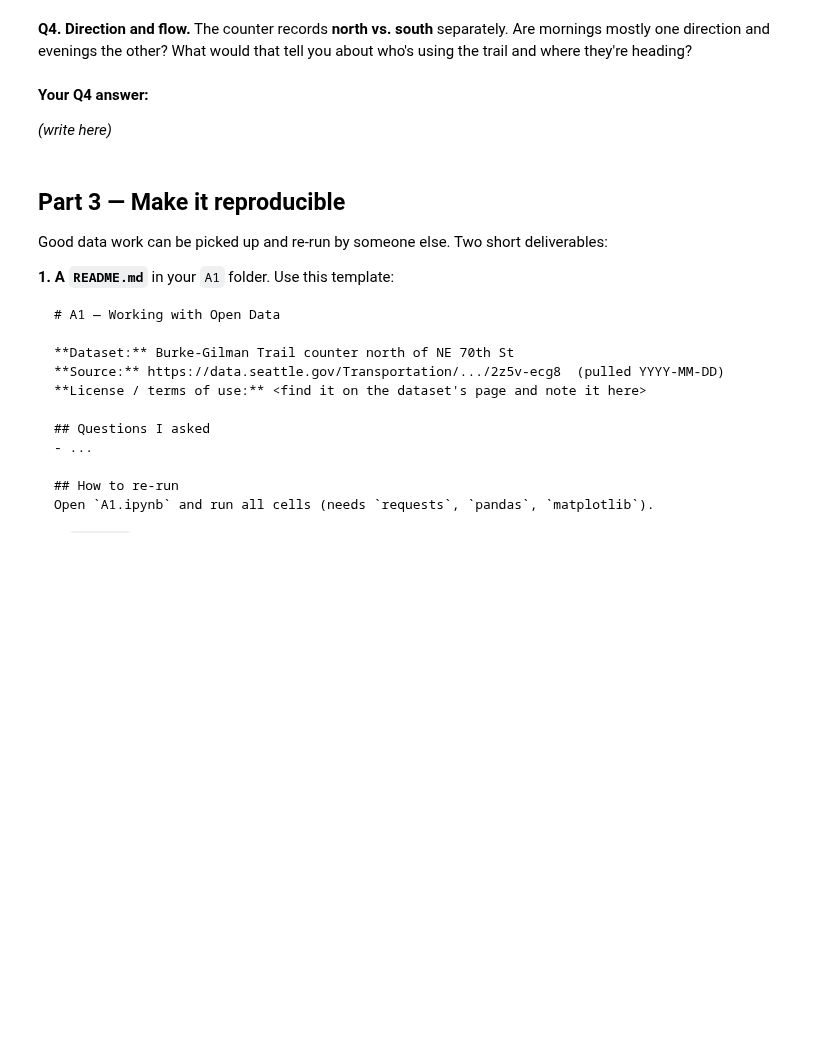
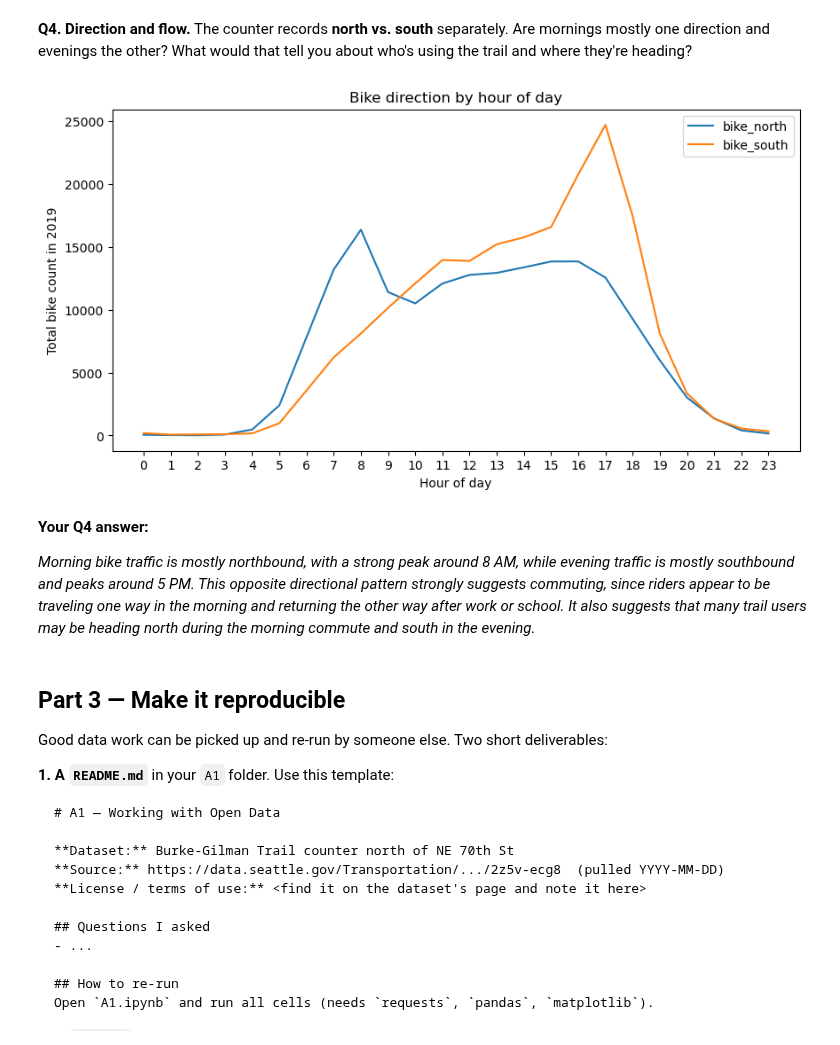
Before and after one commit to lainiehendricks/hcde-410, a Jupyter notebook: A1/A1.ipynb, the cells around one changed output. Cells and saved outputs as stored; diff of their text form; code cells hidden in the pictures; blank space fills up the shorter version.

```diff
--- a/A1/A1.ipynb
+++ b/A1/A1.ipynb
@@ -129,11 +219,20 @@ Is there evidence people use the Burke-Gilman to *commute*, not just for fun? Co
 **Q4. Direction and flow.**
 The counter records **north vs. south** separately. Are mornings mostly one direction and evenings the other? What would that tell you about who's using the trail and where they're heading?
 # %%
-# Your code for Q4
+q4_by_hour = df.groupby("hour")[["bike_north", "bike_south"]].sum()
+
+q4_by_hour.plot(figsize=(10, 5))
+plt.title("Bike direction by hour of day")
+plt.xlabel("Hour of day")
+plt.ylabel("Total bike count in 2019")
+plt.xticks(range(0, 24))
+plt.show()
+# %% [output]
+[figure, added]
 # %% [markdown]
 **Your Q4 answer:**
 
-*(write here)*
+*Morning bike traffic is mostly northbound, with a strong peak around 8 AM, while evening traffic is mostly southbound and peaks around 5 PM. This opposite directional pattern strongly suggests commuting, since riders appear to be traveling one way in the morning and returning the other way after work or school. It also suggests that many trail users may be heading north during the morning commute and south in the evening.*
 # %% [markdown]
 ## Part 3 — Make it reproducible
 
```
Also changed, not shown: parts of 13 cells of this notebook, 1 other file.
